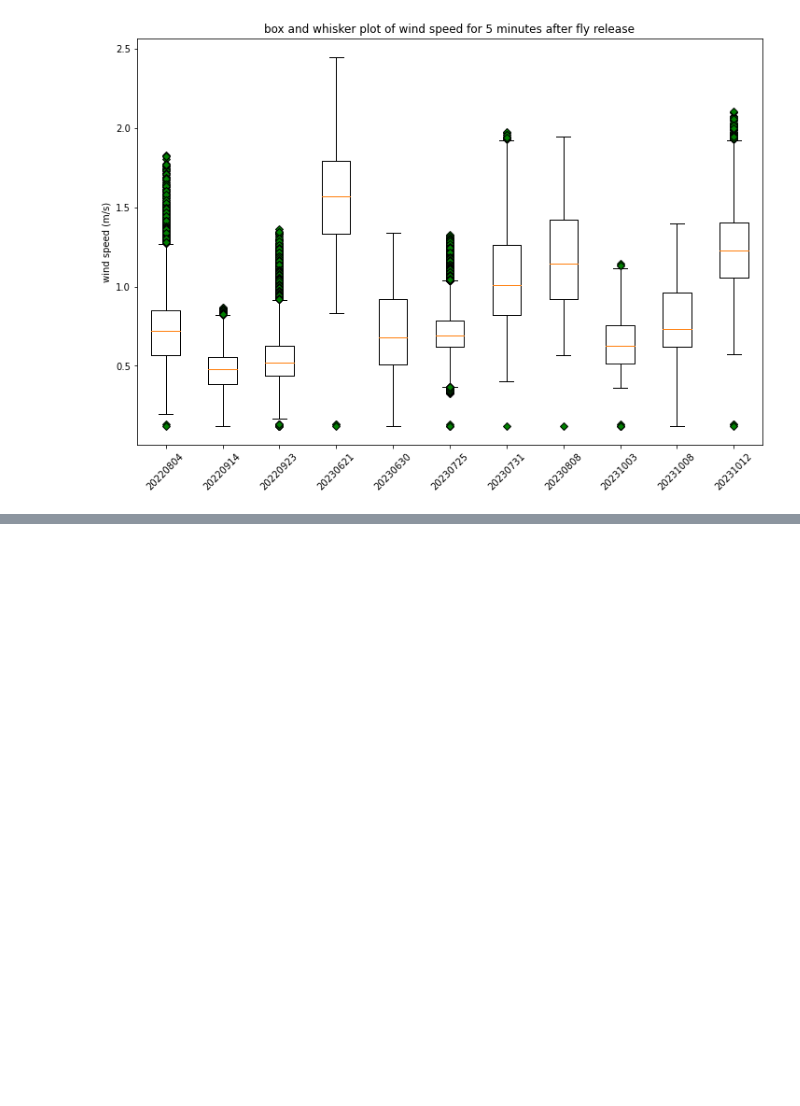
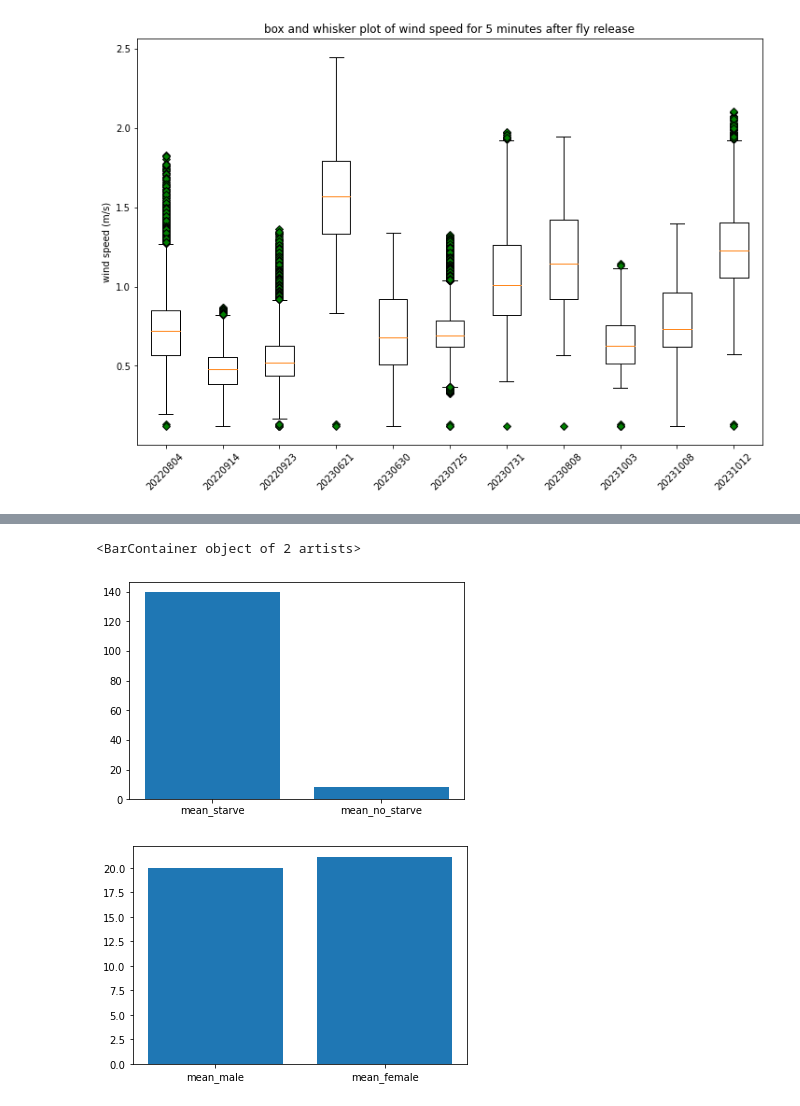
Before and after one commit to symmetricK/fly_research_project, a Jupyter notebook: Untitled.ipynb, the cells around one changed output, grey strips where cells are left out. Cells and saved outputs as stored; diff of their text form; code cells hidden in the pictures; blank space fills up the shorter version.

```diff
--- a/Untitled.ipynb
+++ b/Untitled.ipynb
@@ -1480,3 +1480,31 @@ Enter what date did you do this experiment (e.g. 20220317 (yyyymmdd)): 20231003
 /home/flyranch/field_data_and_analysis_scripts/2021lab/short_videos/20231003/20231003_trap3/tl_0000_0469.
 # %%
 ffmpeg -start_number 1461 -i /home/flyranch/field_data_and_analysis_scripts/2021lab/short_videos/20231003/20231003_trap1/tl_0000_%04d.jpg -c:v libx264 -pix_fmt yuv420p -r 5 /home/flyranch/field_data_and_analysis_scripts/2021lab/short_videos/20231003/20231003_trap1/output_3.mp4
+# %%
+### 2023/10/12 (S) D.suzukii M:52 F:49 =>101 50m
+### 2023/10/08 (S) D.suzukii M:96 F:82 =>178 25m upwind:110 downwind:68
+### 2023/08/08     D.suzukii M:1  F:3  =>4   20m
+### 2023/07/31     D.suzukii M:0  F:1  =>1   20m
+### 2023/07/25     D.suzukii M:0  F:2  =>2   40m
+### 2023/06/30     D.suzukii M:0  F:0  =>0   50m
+### 2023/06/21     D.suzukii M:7  F:3  =>10  50m
+### 2022/09/14     D.suzukii M:4  F:29 =>33  20m  upwind:13 downwind:20
+
+import matplotlib.pyplot as plt
+
+mean_starve=(101+178)/2
+mean_no_starve=(4+1+2+0+10+33)/6
+
+mean_male_collected=(52+96+1+0+0+0+7+4)/8
+mean_female_collected=(49+82+3+1+2+0+3+29)/8
+
+
+fig1=plt.figure()
+plt.bar(['mean_starve','mean_no_starve'],[mean_starve,mean_no_starve])
+
+fig2=plt.figure()
+plt.bar(['mean_male','mean_female'],[mean_male_collected,mean_female_collected])
+# %% [output]
+<BarContainer object of 2 artists>
+[figure, added]
+[figure, added]
```
